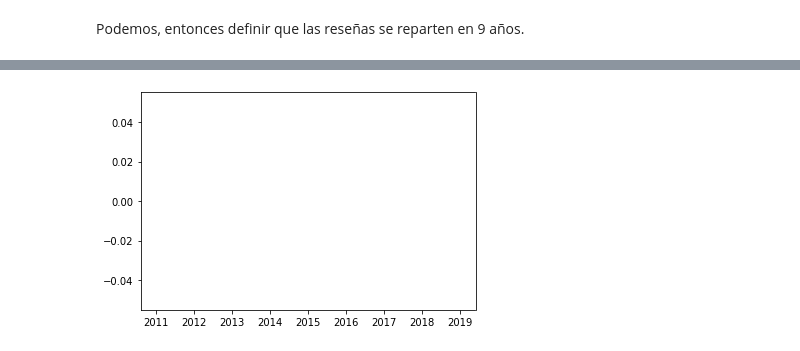
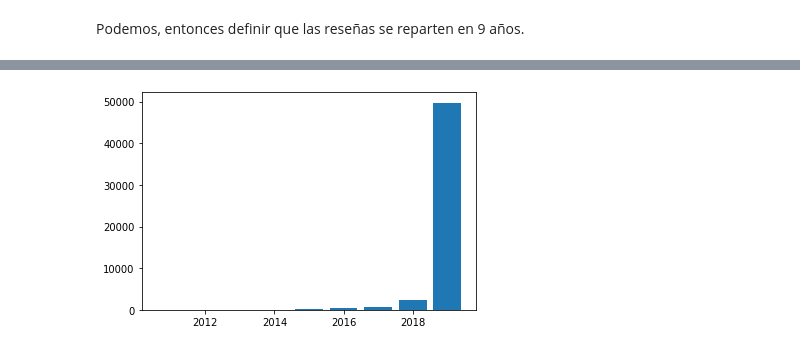
Before and after one commit to amayasarasacolina/MineriaL1P1, a Jupyter notebook: L1P1_opcion2.ipynb, the cells around one changed output, grey strips where cells are left out. Cells and saved outputs as stored; diff of their text form; code cells hidden in the pictures.

```diff
--- a/L1P1_opcion2.ipynb
+++ b/L1P1_opcion2.ipynb
@@ -919,7 +937,7 @@ resenas=df2.groupby("date").reviews_per_month.sum()
 # %%
 import matplotlib.pyplot as plot
-
-plot.hist(resenas.values,bins=resenas.index)
-plot.show() #dibujamos el histograma
+fig, ax = plot.subplots()
+ax.bar(resenas.index, resenas.values)
+plot.show()
 # %% [output]
-[figure, old version]
+[figure, new version]
```
Also changed, not shown: parts of 5 cells of this notebook.
